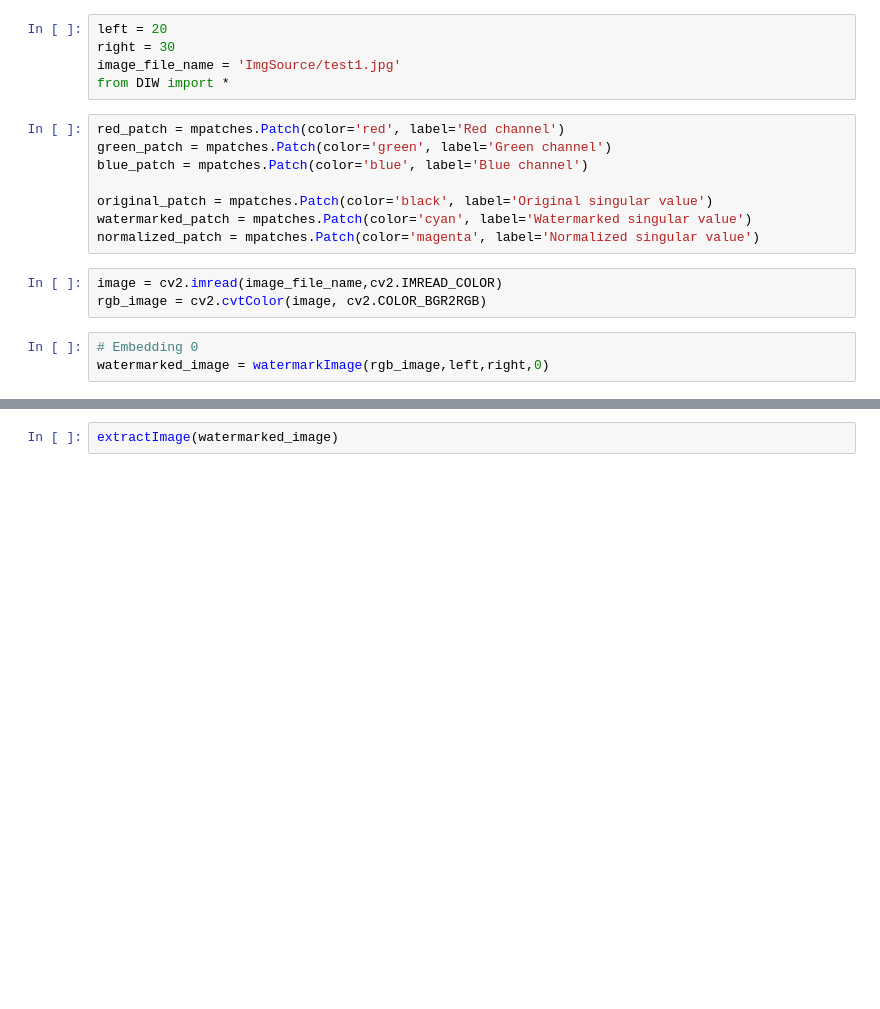
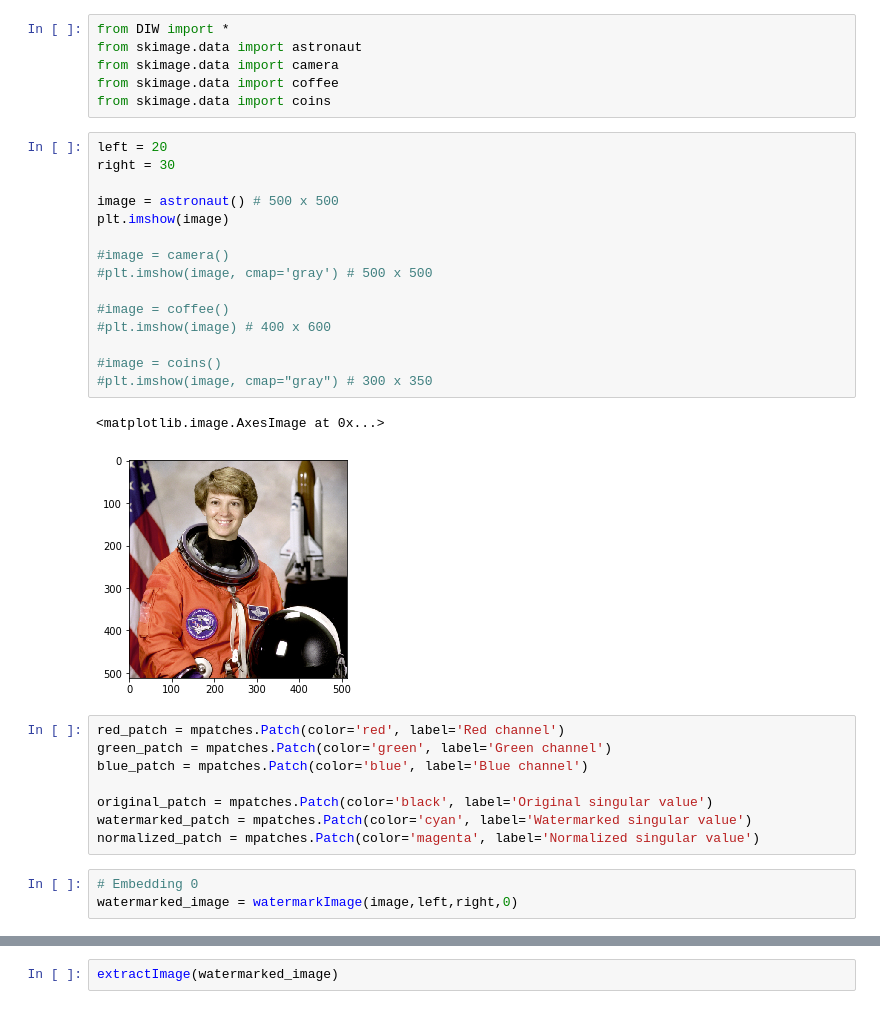
Before and after one commit to NECTEC-Internship/Digital-Image-Watermarking, a Jupyter notebook: ImageWatermarking.ipynb, the cells around one changed output, grey strips where cells are left out. Drawn from its saved outputs; the diff is of its cells as text; blank space fills up the shorter version.

```diff
--- a/ImageWatermarking.ipynb
+++ b/ImageWatermarking.ipynb
@@ -1,8 +1,27 @@
-# %%
-left = 20
-right = 30
-image_file_name = 'ImgSource/test1.jpg'
-from DIW import *
+# %%
+from DIW import *
+from skimage.data import astronaut
+from skimage.data import camera
+from skimage.data import coffee
+from skimage.data import coins
+# %%
+left = 20
+right = 30
+
+image = astronaut() # 500 x 500
+plt.imshow(image)
+
+#image = camera()
+#plt.imshow(image, cmap='gray') # 500 x 500
+
+#image = coffee()
+#plt.imshow(image) # 400 x 600
+
+#image = coins()
+#plt.imshow(image, cmap="gray") # 300 x 350
+# %% [output]
+<matplotlib.image.AxesImage at 0x...>
+[figure, added]
 # %%
 red_patch = mpatches.Patch(color='red', label='Red channel')
 green_patch = mpatches.Patch(color='green', label='Green channel')
@@ -11,11 +30,8 @@ blue_patch = mpatches.Patch(color='blue', label='Blue channel')
 original_patch = mpatches.Patch(color='black', label='Original singular value')
 watermarked_patch = mpatches.Patch(color='cyan', label='Watermarked singular value')
 normalized_patch = mpatches.Patch(color='magenta', label='Normalized singular value')
-# %%
-image = cv2.imread(image_file_name,cv2.IMREAD_COLOR)
-rgb_image = cv2.cvtColor(image, cv2.COLOR_BGR2RGB)
 # %%
 # Embedding 0
-watermarked_image = watermarkImage(rgb_image,left,right,0)
+watermarked_image = watermarkImage(image,left,right,0)
 # %%
 try:
```
Also changed, not shown: parts of 3 cells of this notebook, 1 other file.
